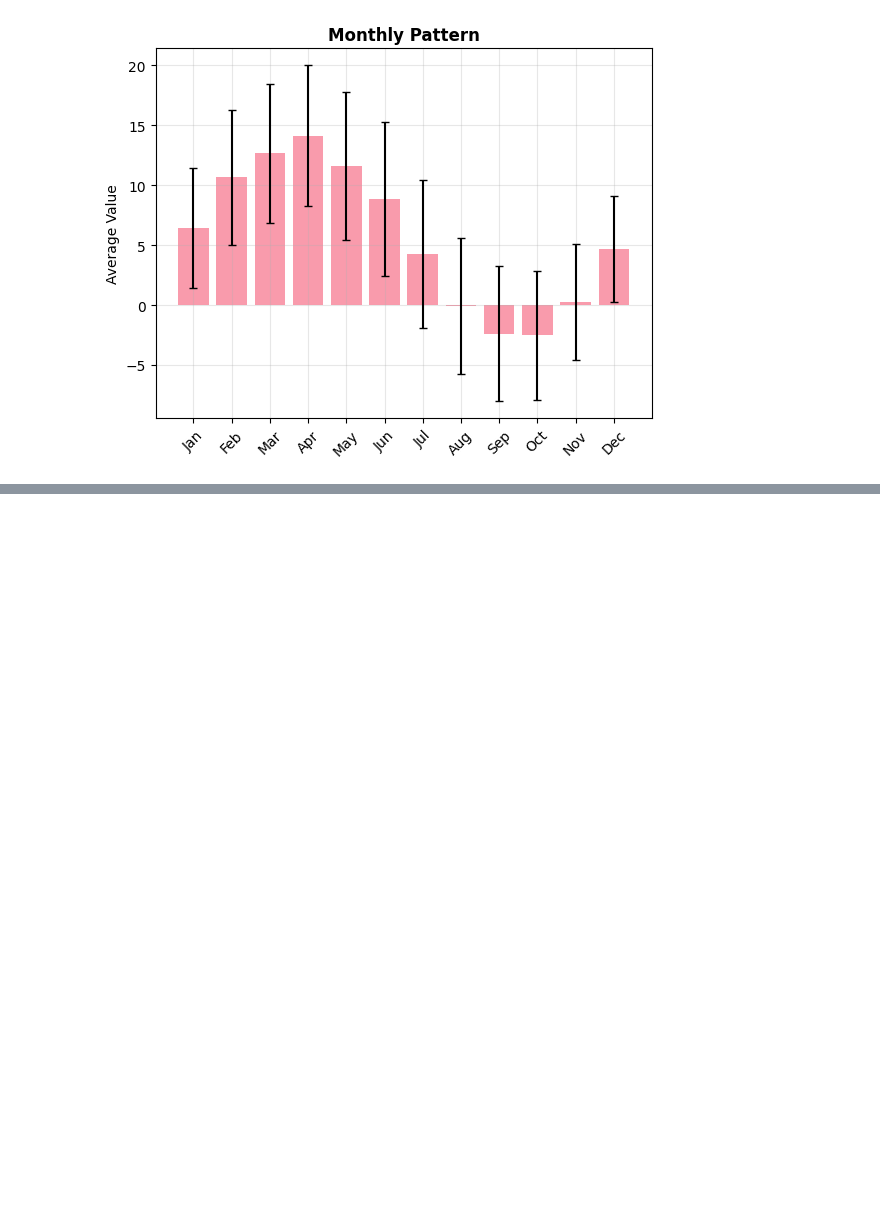
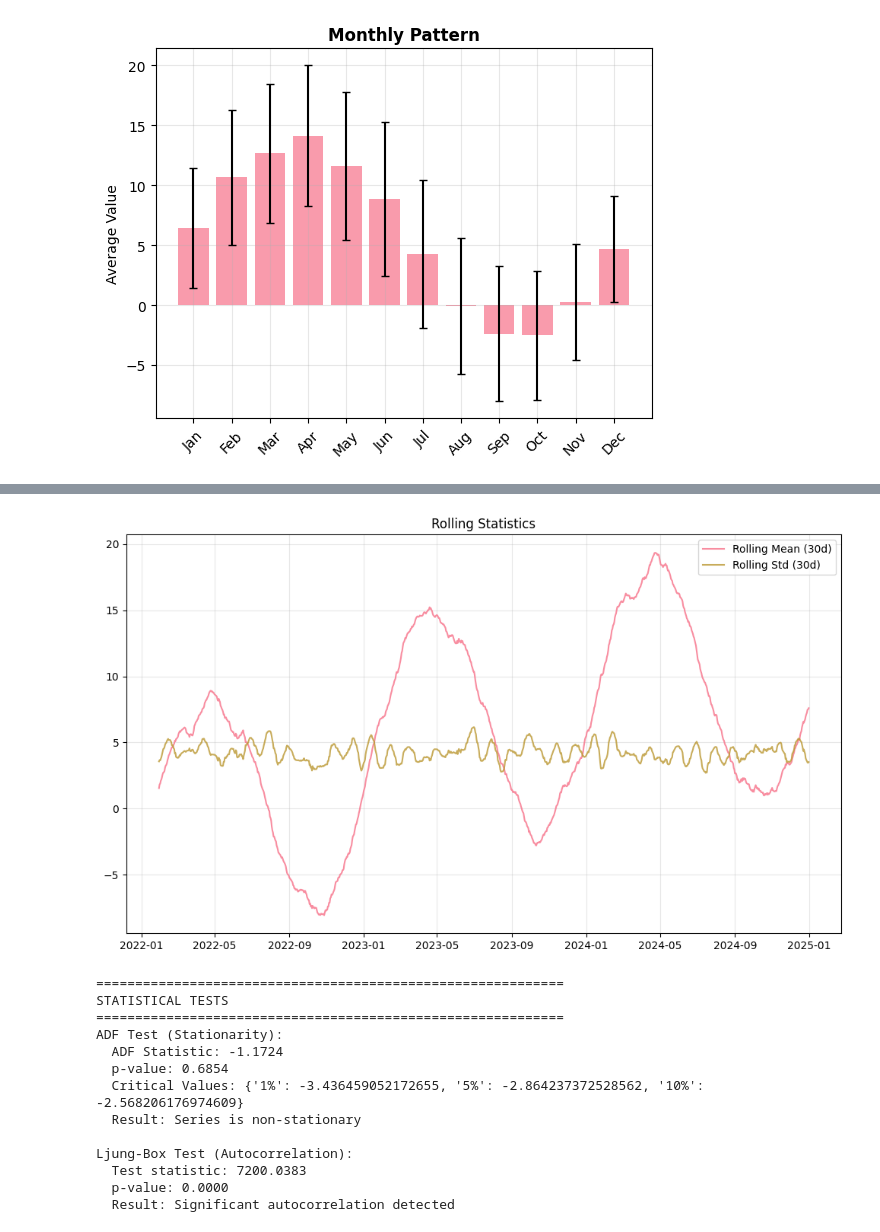
Before and after one commit to dcrowTMH/stat_test, a Jupyter notebook: time_series_data_nature_discovery.ipynb, the cells around one changed output, grey strips where cells are left out. Cells and saved outputs as stored; diff of their text form; code cells hidden in the pictures; blank space fills up the shorter version.

```diff
--- a/time_series_data_nature_discovery.ipynb
+++ b/time_series_data_nature_discovery.ipynb
@@ -423,0 +600,17 @@ F-statistic: 101.6569, p-value: 0.0000
+# %%
+time_series_ssd.rolling_statistics()
+# %% [output]
+[figure, added]
+============================================================
+STATISTICAL TESTS
+============================================================
+ADF Test (Stationarity):
+  ADF Statistic: -1.1724
+  p-value: 0.6854
+  Critical Values: {'1%': -3.436459052172655, '5%': -2.864237372528562, '10%': -2.568206176974609}
+  Result: Series is non-stationary
+
+Ljung-Box Test (Autocorrelation):
+  Test statistic: 7200.0383
+  p-value: 0.0000
+  Result: Significant autocorrelation detected
```
Also changed, not shown: parts of 11 cells of this notebook.
